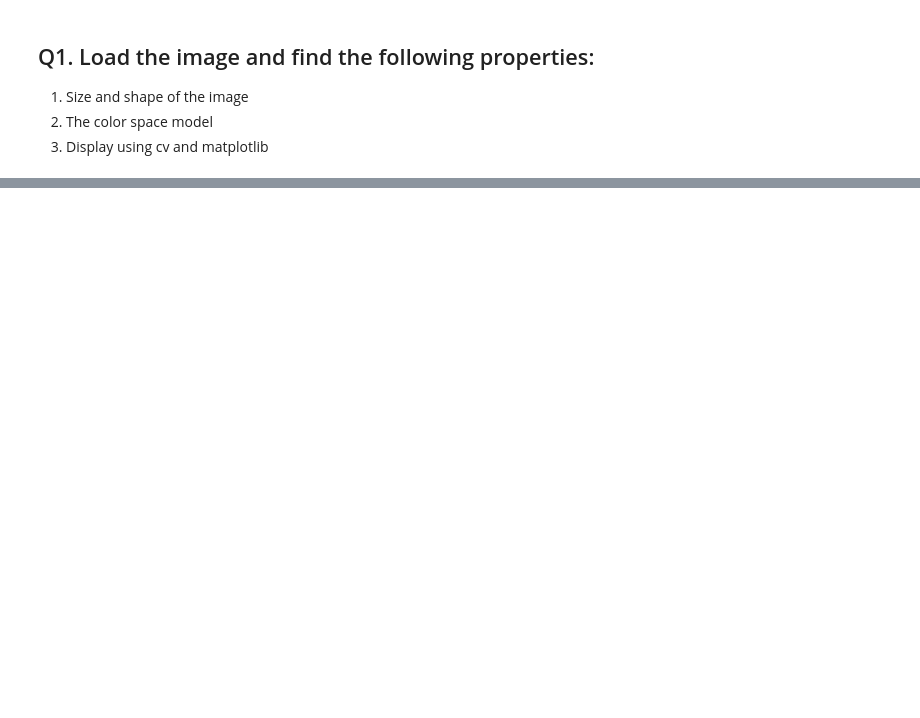
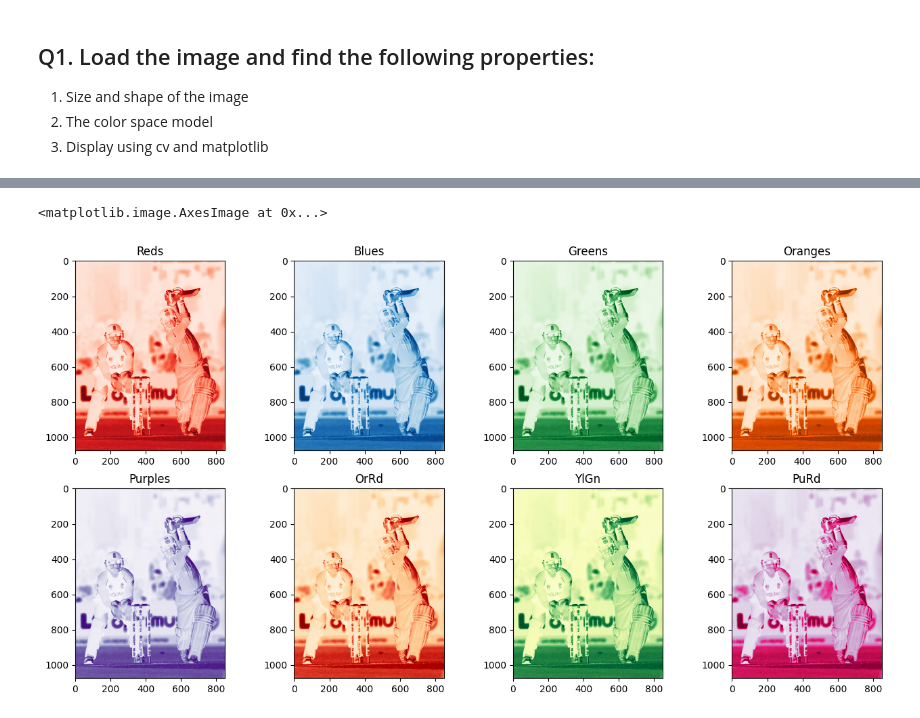
Before and after one commit to Kunal062/OpenCV, a Jupyter notebook: Assignments/Assignment_1.ipynb, the cells around one changed output, grey strips where cells are left out. Drawn from its saved outputs; the diff is of its cells as text; code cells hidden in the pictures; blank space fills up the shorter version.

```diff
--- a/Assignments/Assignment_1.ipynb
+++ b/Assignments/Assignment_1.ipynb
@@ -51,2 +39,2 @@ import cv2
 # %%
-img = cv2.imread('D:\OpenCV\Day 1\images\sachin.jpg')
+img = cv2.imread('..\images\sachin.jpg', 0)
@@ -62,0 +41,29 @@ error: OpenCV(4.6.0) D:\a\opencv-python\opencv-python\opencv\modules\highgui\src
+# %%
+plt.figure(figsize=(16, 8))
+plt.subplot(2, 4, 1)
+plt.title('Reds')
+plt.imshow(img, cmap='Reds')
+plt.subplot(2, 4, 2)
+plt.title('Blues')
+plt.imshow(img, cmap='Blues')
+plt.subplot(2, 4, 3)
+plt.title('Greens')
+plt.imshow(img, cmap='Greens')
+plt.subplot(2, 4, 4)
+plt.title('Oranges')
+plt.imshow(img, cmap='Oranges')
+plt.subplot(2, 4, 5)
+plt.title('Purples')
+plt.imshow(img, cmap='Purples')
+plt.subplot(2, 4, 6)
+plt.title('OrRd')
+plt.imshow(img, cmap='OrRd')
+plt.subplot(2, 4, 7)
+plt.title('YlGn')
+plt.imshow(img, cmap='YlGn')
+plt.subplot(2, 4, 8)
+plt.title('PuRd')
+plt.imshow(img, cmap='PuRd')
+# %% [output]
+<matplotlib.image.AxesImage at 0x...>
+[figure, added]
```
Also changed, not shown: parts of 18 cells of this notebook.
